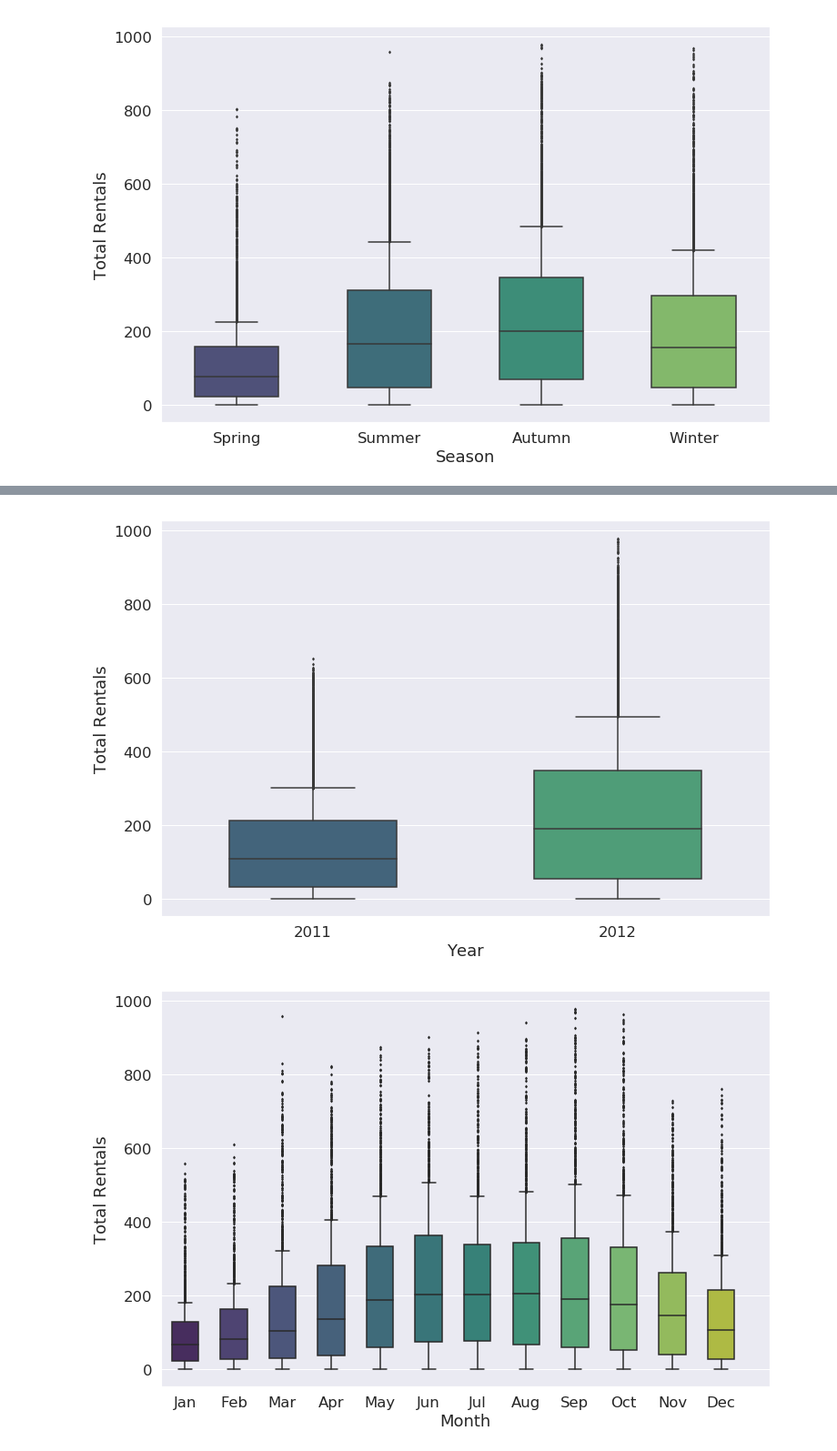
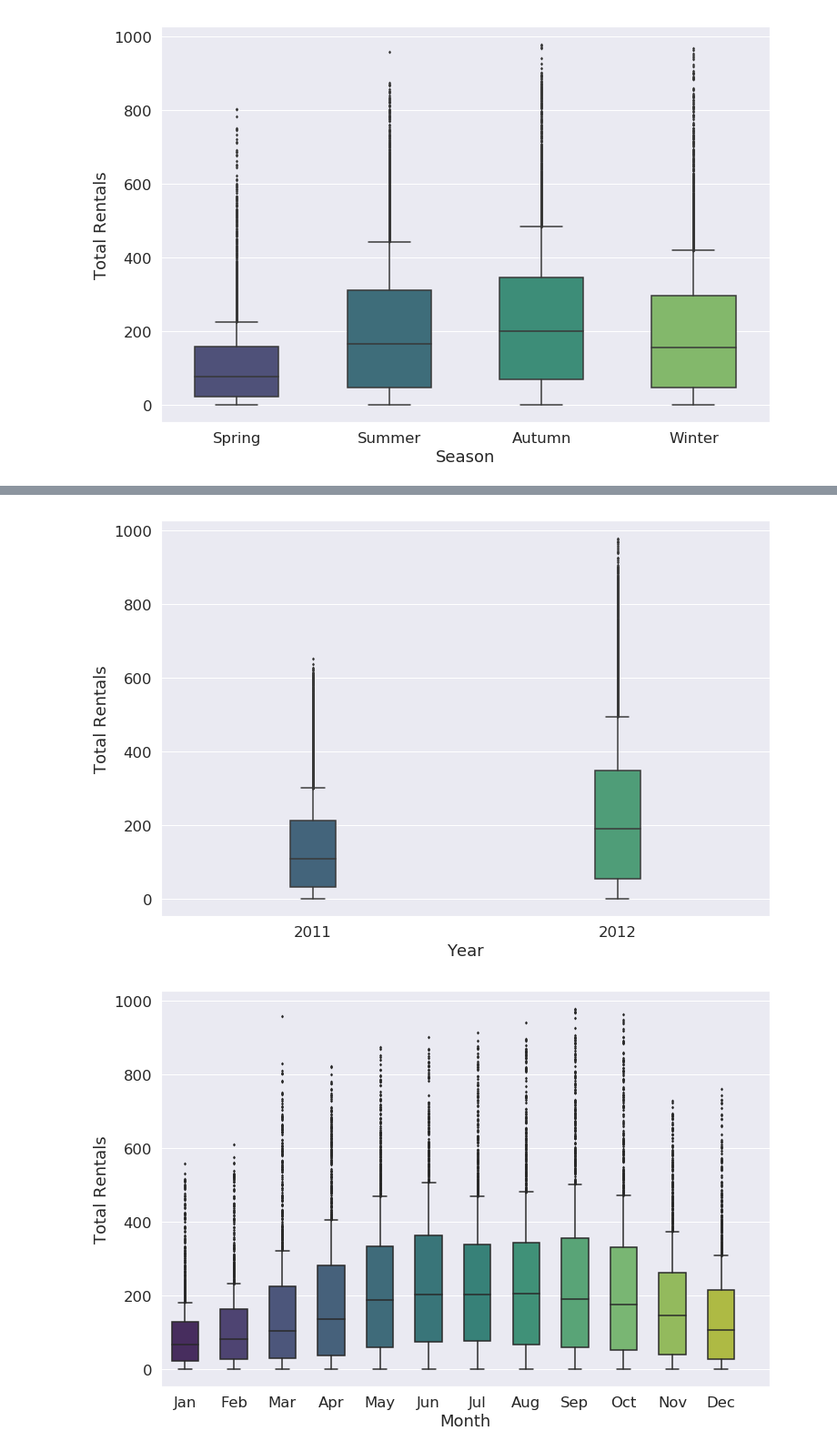
Before and after one commit to stefanosarta/bike-rental, a Jupyter notebook: bikes.ipynb, the cells around one changed output, grey strips where cells are left out. Shown at 91% size. Saved outputs shown, nothing was run; the diff lists cells and outputs as text; code cells hidden in the pictures.

```diff
--- a/bikes.ipynb
+++ b/bikes.ipynb
@@ -126,0 +129,4 @@ hour.describe()
+# %%
+hour['temp'] = hour['temp'].apply(lambda x: x*41)
+# %%
+hour['atemp'] = round(hour['atemp'].apply(lambda x: x*50),2)
@@ -366,17 +369,17 @@ plt.show()
 # %%
 #darkgrid, whitegrid, dark, white, ticks
 sns.set_style("darkgrid")
 #paper, notebook, talk, poster
 sns.set_context("notebook", font_scale=1.5)
 plt.figure(figsize=(12,8))
-ax = sns.boxplot(x="yr", y="cnt", data=hour, width=.55, whis=.5, saturation=.6, fliersize=2,
+ax = sns.boxplot(x="yr", y="cnt", data=hour, width=.15, whis=.5, saturation=.6, fliersize=2,
              notch=False, palette='viridis')
 plt.xticks([0, 1], ['2011', '2012'])
 ax.set_xlabel("Year")
 ax.set_ylabel("Total Rentals")
 plt.show()
 # %% [output]
-[figure, old version]
+[figure, new version]
 # %%
 #darkgrid, whitegrid, dark, white, ticks
 sns.set_style("darkgrid")
```
Also changed, not shown: parts of 40 cells of this notebook.
